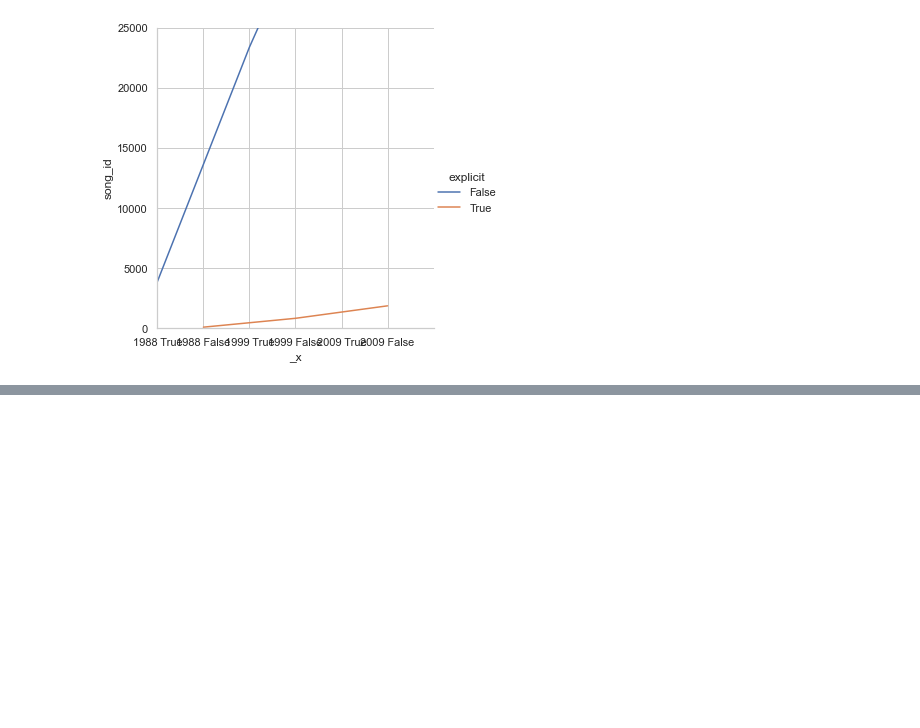
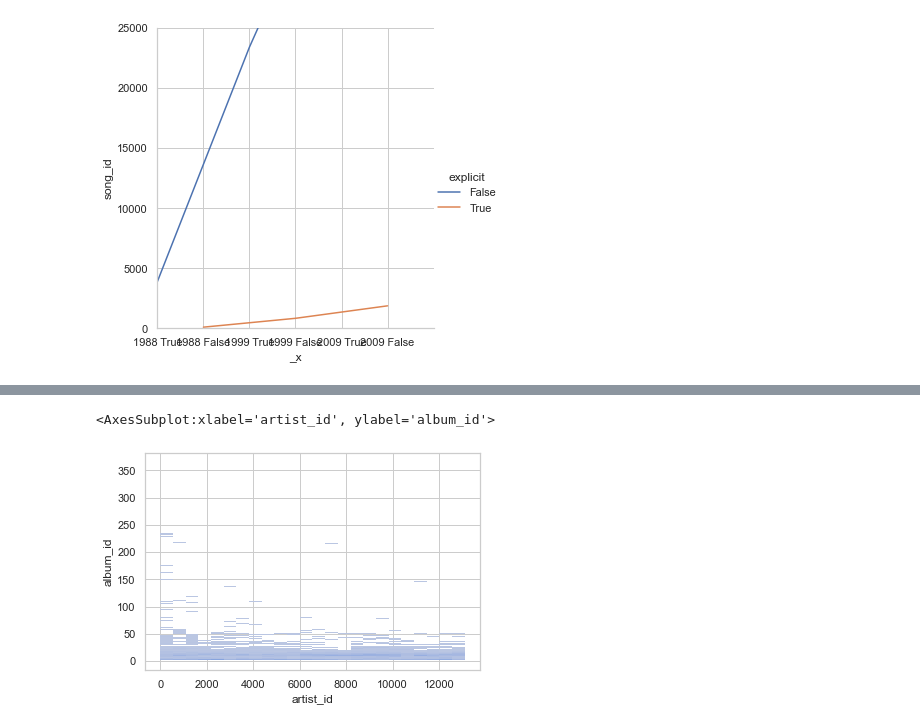
Before and after one commit to cchloet/SpotifyDatabase, a Jupyter notebook: spotify_graph.ipynb, the cells around one changed output, grey strips where cells are left out. Cells and saved outputs as stored; diff of their text form; code cells hidden in the pictures; blank space fills up the shorter version.

```diff
--- a/spotify_graph.ipynb
+++ b/spotify_graph.ipynb
@@ -77,0 +116,10 @@ sns.
+# %%
+album_artist = pd.read_sql_table('album_artist', engine)
+alb_art_count = album_artist.groupby('artist_id').count()
+alb_art_count.reset_index(inplace=True)
+# %%
+graph = alb_art_count.loc[alb_art_count['album_id'] < 400]
+sns.histplot(data=graph, x='artist_id', y='album_id')
+# %% [output]
+<AxesSubplot:xlabel='artist_id', ylabel='album_id'>
+[figure, added]
```
Also changed, not shown: parts of 4 cells of this notebook.
